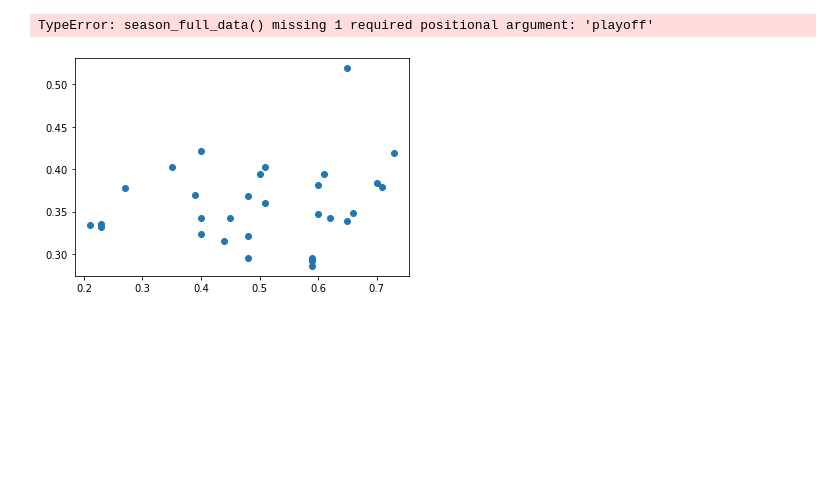
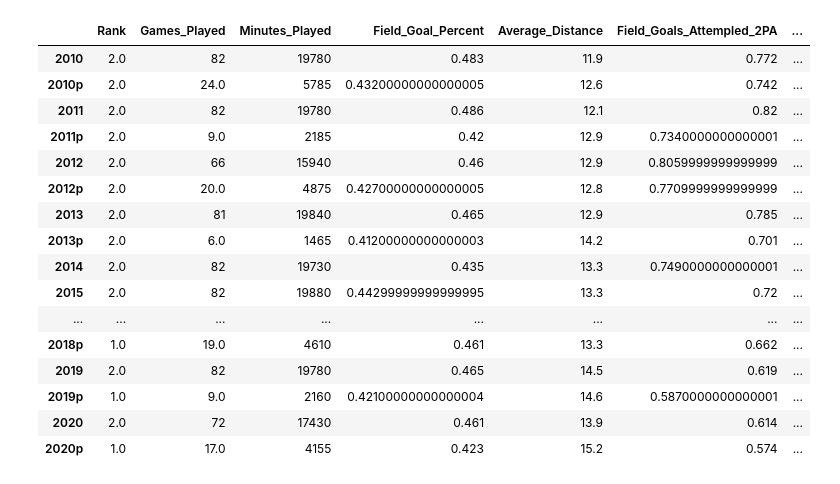
Before and after one commit to olincollege/NBA_MoreyBall_Analysis, a Jupyter notebook: test.ipynb, the cells around one changed output. Cells and saved outputs as stored; diff of their text form; code cells hidden in the pictures; blank space fills up the shorter version.

```diff
--- a/test.ipynb
+++ b/test.ipynb
@@ -1,19 +1,34 @@
 # %%
 
 %load_ext autoreload
 %autoreload 2
 
 from data_analysis import *
 
 #season_summary(2016, True)
-#team_summary()
-edge_cases_metric()
+team_summary("Boston Celtics")
+#edge_cases_metric()
 # %% [output]
-TypeError: season_full_data() missing 1 required positional argument: 'playoff'
+|  | Rank | Games_Played | Minutes_Played | Field_Goal_Percent | Average_Distance | Field_Goals_Attempled_2PA | ... |
+| 2010 | 2.0 | 82 | 19780 | 0.483 | 11.9 | 0.772 | ... |
+| 2010p | 2.0 | 24.0 | 5785 | 0.43200000000000005 | 12.6 | 0.742 | ... |
+| 2011 | 2.0 | 82 | 19780 | 0.486 | 12.1 | 0.82 | ... |
+| 2011p | 2.0 | 9.0 | 2185 | 0.42 | 12.9 | 0.7340000000000001 | ... |
+| 2012 | 2.0 | 66 | 15940 | 0.46 | 12.9 | 0.8059999999999999 | ... |
+| 2012p | 2.0 | 20.0 | 4875 | 0.42700000000000005 | 12.8 | 0.7709999999999999 | ... |
+| 2013 | 2.0 | 81 | 19840 | 0.465 | 12.9 | 0.785 | ... |
+| 2013p | 2.0 | 6.0 | 1465 | 0.41200000000000003 | 14.2 | 0.701 | ... |
+| 2014 | 2.0 | 82 | 19730 | 0.435 | 13.3 | 0.7490000000000001 | ... |
+| 2015 | 2.0 | 82 | 19880 | 0.44299999999999995 | 13.3 | 0.72 | ... |
+| ... | ... | ... | ... | ... | ... | ... | ... |
+| 2018p | 1.0 | 19.0 | 4610 | 0.461 | 13.3 | 0.662 | ... |
+| 2019 | 2.0 | 82 | 19780 | 0.465 | 14.5 | 0.619 | ... |
+| 2019p | 1.0 | 9.0 | 2160 | 0.42100000000000004 | 14.6 | 0.5870000000000001 | ... |
+| 2020 | 2.0 | 72 | 17430 | 0.461 | 13.9 | 0.614 | ... |
+| 2020p | 1.0 | 17.0 | 4155 | 0.423 | 15.2 | 0.574 | ... |
 # %%
 from graphs import *
-
+team = "Boston Celtics"
 #seaborn_plots("Field_Goals_Attempled_3PA", True)
-win_compare("2019", "Field_Goals_Attempled_3PA", False)
+#win_compare("2019", "Field_Goals_Attempled_3PA", False)
+interactive_map(team, "fk_this")
-# %% [output]
-[figure, removed]
```
Also changed, not shown: 2 other files.
